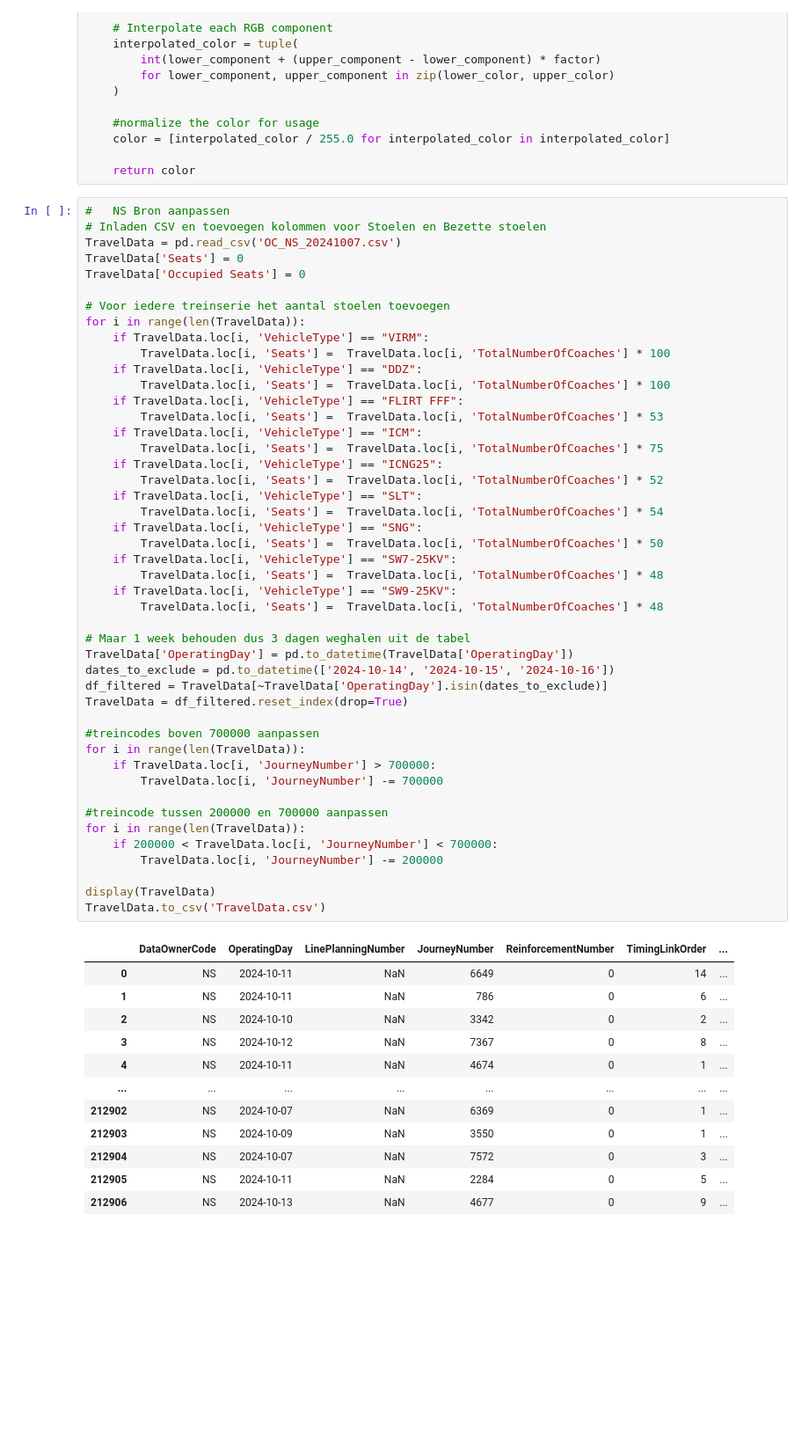
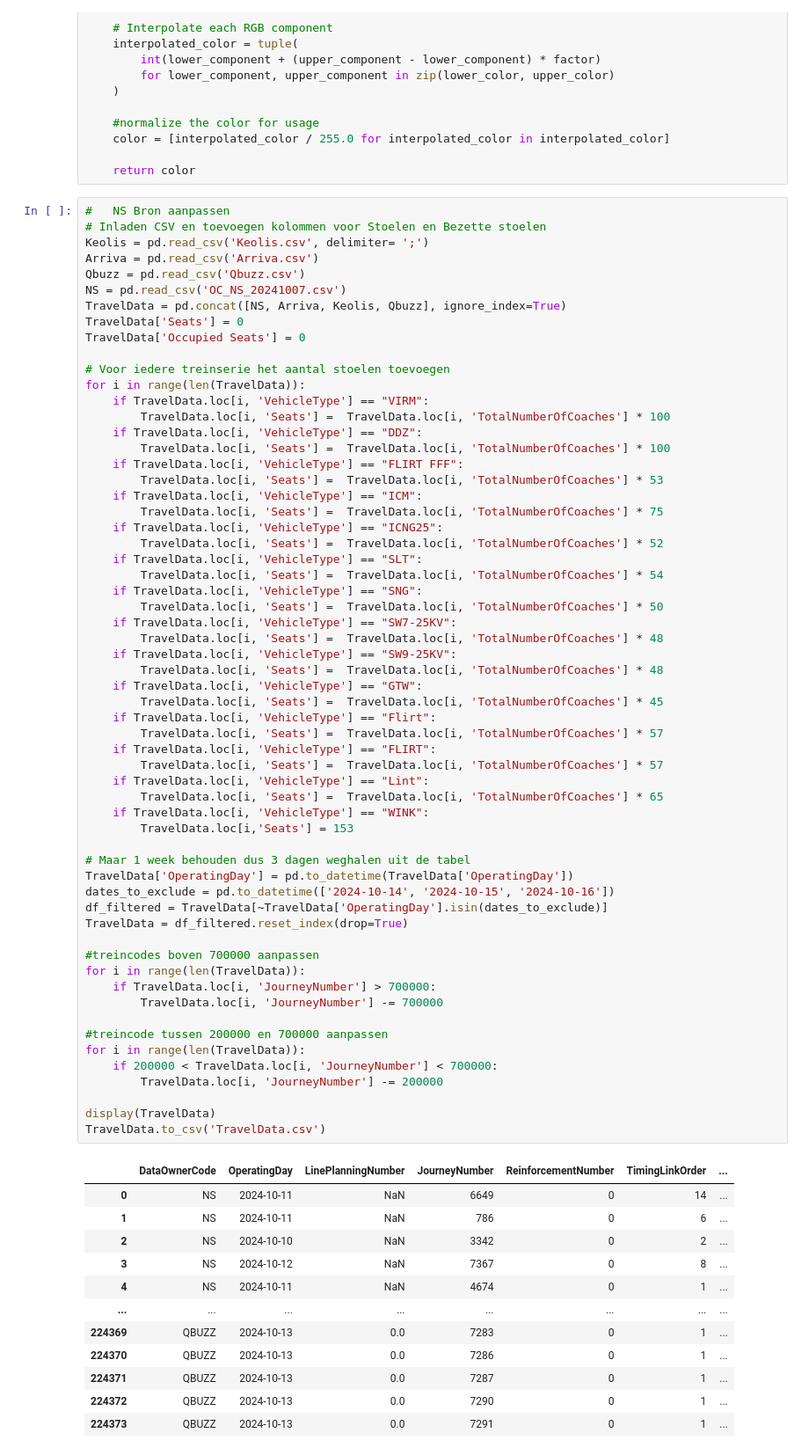
Before and after one commit to mathijsmarkus/python_group_assignment, a Jupyter notebook: Hoofd Notebook.ipynb, the cells around one changed output. Shown at 88% size. Drawn from its saved outputs; the diff is of its cells as text; blank space fills up the shorter version.

```diff
--- a/Hoofd Notebook.ipynb
+++ b/Hoofd Notebook.ipynb
@@ -117,7 +117,11 @@ def interpolate_color(lower_limit, upper_limit, lower_color, upper_color, number
 # %%
 #   NS Bron aanpassen
 # Inladen CSV en toevoegen kolommen voor Stoelen en Bezette stoelen
-TravelData = pd.read_csv('OC_NS_20241007.csv')
+Keolis = pd.read_csv('Keolis.csv', delimiter= ';')
+Arriva = pd.read_csv('Arriva.csv')
+Qbuzz = pd.read_csv('Qbuzz.csv')
+NS = pd.read_csv('OC_NS_20241007.csv')
+TravelData = pd.concat([NS, Arriva, Keolis, Qbuzz], ignore_index=True)
 TravelData['Seats'] = 0
 TravelData['Occupied Seats'] = 0
 
@@ -141,35 +145,45 @@ for i in range(len(TravelData)):
         TravelData.loc[i, 'Seats'] =  TravelData.loc[i, 'TotalNumberOfCoaches'] * 48
     if TravelData.loc[i, 'VehicleType'] == "SW9-25KV":
         TravelData.loc[i, 'Seats'] =  TravelData.loc[i, 'TotalNumberOfCoaches'] * 48
+    if TravelData.loc[i, 'VehicleType'] == "GTW":
+        TravelData.loc[i, 'Seats'] =  TravelData.loc[i, 'TotalNumberOfCoaches'] * 45
+    if TravelData.loc[i, 'VehicleType'] == "Flirt":
+        TravelData.loc[i, 'Seats'] =  TravelData.loc[i, 'TotalNumberOfCoaches'] * 57
+    if TravelData.loc[i, 'VehicleType'] == "FLIRT":
+        TravelData.loc[i, 'Seats'] =  TravelData.loc[i, 'TotalNumberOfCoaches'] * 57
+    if TravelData.loc[i, 'VehicleType'] == "Lint":
+        TravelData.loc[i, 'Seats'] =  TravelData.loc[i, 'TotalNumberOfCoaches'] * 65
+    if TravelData.loc[i, 'VehicleType'] == "WINK":
+        TravelData.loc[i,'Seats'] = 153
 
 # Maar 1 week behouden dus 3 dagen weghalen uit de tabel
 TravelData['OperatingDay'] = pd.to_datetime(TravelData['OperatingDay'])
 dates_to_exclude = pd.to_datetime(['2024-10-14', '2024-10-15', '2024-10-16'])
 df_filtered = TravelData[~TravelData['OperatingDay'].isin(dates_to_exclude)]
 TravelData = df_filtered.reset_index(drop=True)
 
 #treincodes boven 700000 aanpassen
 for i in range(len(TravelData)):
     if TravelData.loc[i, 'JourneyNumber'] > 700000:
         TravelData.loc[i, 'JourneyNumber'] -= 700000
 
 #treincode tussen 200000 en 700000 aanpassen
 for i in range(len(TravelData)):
     if 200000 < TravelData.loc[i, 'JourneyNumber'] < 700000:
         TravelData.loc[i, 'JourneyNumber'] -= 200000
 
 display(TravelData)
 TravelData.to_csv('TravelData.csv')
 # %% [output]
 |  | DataOwnerCode | OperatingDay | LinePlanningNumber | JourneyNumber | ReinforcementNumber | TimingLinkOrder | ... |
 | 0 | NS | 2024-10-11 | NaN | 6649 | 0 | 14 | ... |
 | 1 | NS | 2024-10-11 | NaN | 786 | 0 | 6 | ... |
 | 2 | NS | 2024-10-10 | NaN | 3342 | 0 | 2 | ... |
 | 3 | NS | 2024-10-12 | NaN | 7367 | 0 | 8 | ... |
 | 4 | NS | 2024-10-11 | NaN | 4674 | 0 | 1 | ... |
 | ... | ... | ... | ... | ... | ... | ... | ... |
-| 212902 | NS | 2024-10-07 | NaN | 6369 | 0 | 1 | ... |
-| 212903 | NS | 2024-10-09 | NaN | 3550 | 0 | 1 | ... |
-| 212904 | NS | 2024-10-07 | NaN | 7572 | 0 | 3 | ... |
-| 212905 | NS | 2024-10-11 | NaN | 2284 | 0 | 5 | ... |
-| 212906 | NS | 2024-10-13 | NaN | 4677 | 0 | 9 | ... |
+| 224369 | QBUZZ | 2024-10-13 | 0.0 | 7283 | 0 | 1 | ... |
+| 224370 | QBUZZ | 2024-10-13 | 0.0 | 7286 | 0 | 1 | ... |
+| 224371 | QBUZZ | 2024-10-13 | 0.0 | 7287 | 0 | 1 | ... |
+| 224372 | QBUZZ | 2024-10-13 | 0.0 | 7290 | 0 | 1 | ... |
+| 224373 | QBUZZ | 2024-10-13 | 0.0 | 7291 | 0 | 1 | ... |
```
Also changed, not shown: parts of 11 cells of this notebook.
